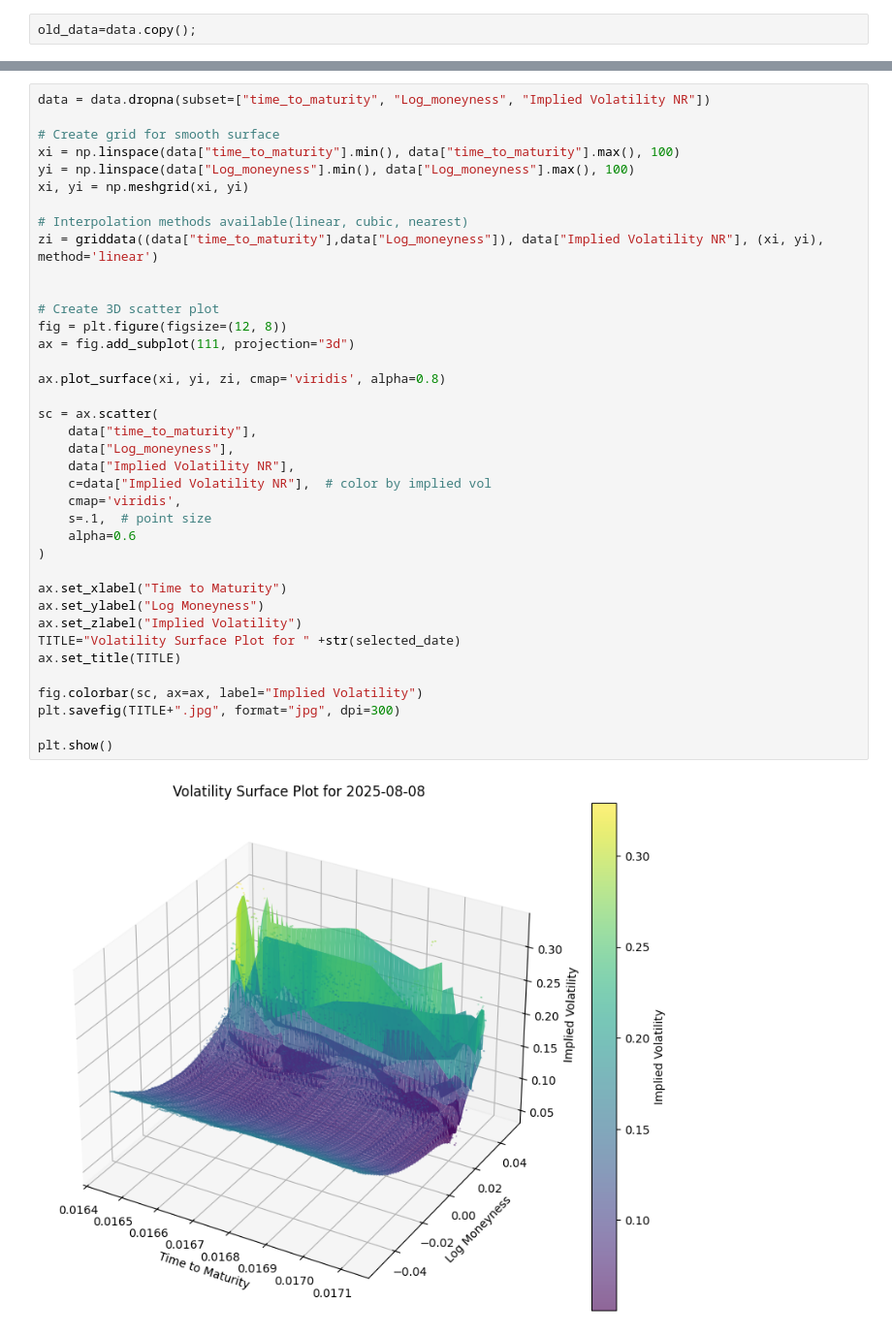
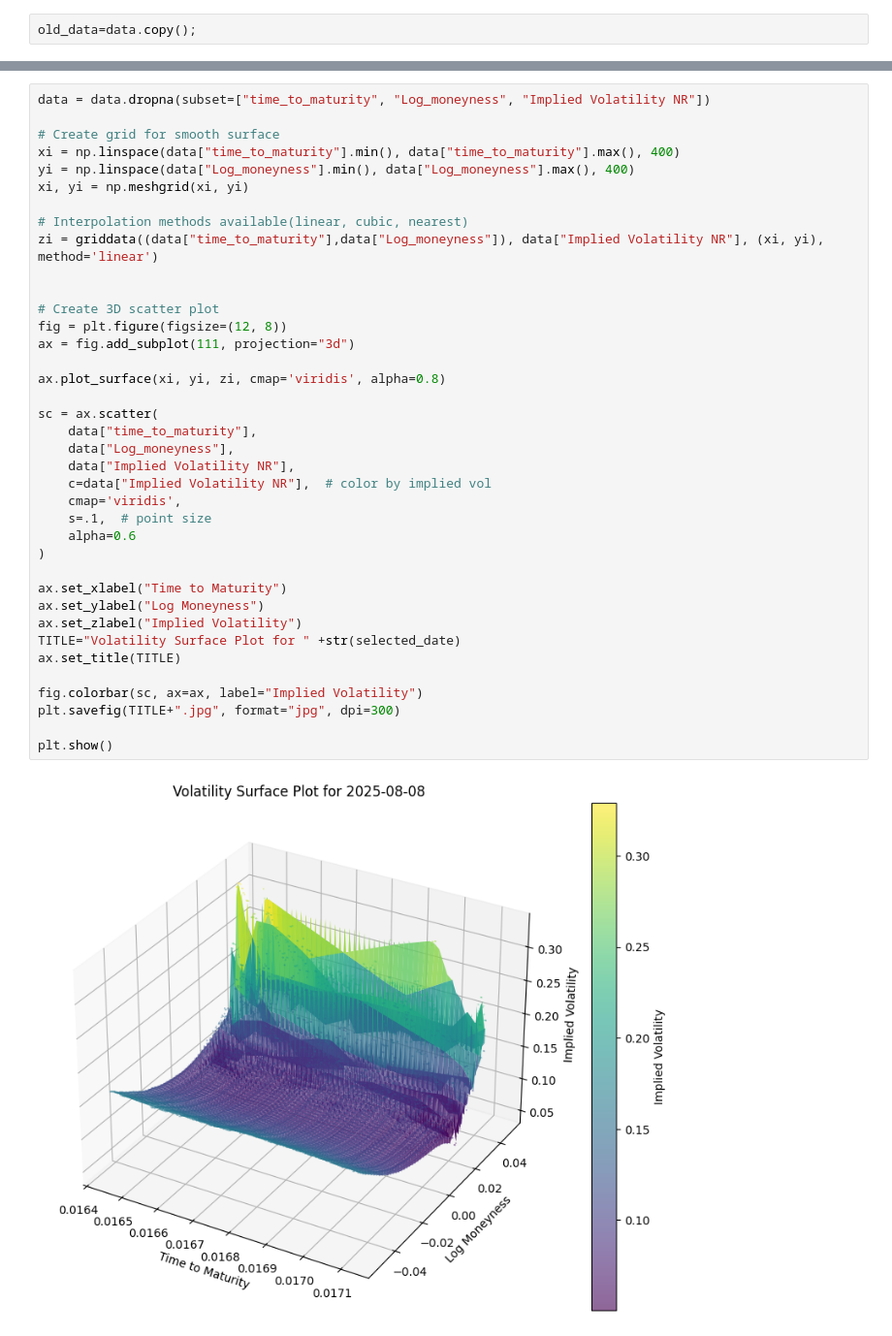
Before and after one commit to abhishektvv/Quant-Finance-Projects, a Jupyter notebook: ImpliedVolBlackScholes/Volatility Smile IV-Option Expiry 14 Aug 2025 Plotting Vol Smile and Surface.ipynb, the cells around one changed output, grey strips where cells are left out. Shown at 97% size. Drawn from its saved outputs; the diff is of its cells as text.

```diff
--- a/ImpliedVolBlackScholes/Volatility Smile IV-Option Expiry 14 Aug 2025 Plotting Vol Smile and Surface.ipynb
+++ b/ImpliedVolBlackScholes/Volatility Smile IV-Option Expiry 14 Aug 2025 Plotting Vol Smile and Surface.ipynb
@@ -111,39 +96,39 @@ for t in Random_Sampling:
 data = data.dropna(subset=["time_to_maturity", "Log_moneyness", "Implied Volatility NR"])
 
 # Create grid for smooth surface
-xi = np.linspace(data["time_to_maturity"].min(), data["time_to_maturity"].max(), 100)
-yi = np.linspace(data["Log_moneyness"].min(), data["Log_moneyness"].max(), 100)
+xi = np.linspace(data["time_to_maturity"].min(), data["time_to_maturity"].max(), 400)
+yi = np.linspace(data["Log_moneyness"].min(), data["Log_moneyness"].max(), 400)
 xi, yi = np.meshgrid(xi, yi)
 
 # Interpolation methods available(linear, cubic, nearest)
 zi = griddata((data["time_to_maturity"],data["Log_moneyness"]), data["Implied Volatility NR"], (xi, yi), method='linear')
 
 
 # Create 3D scatter plot
 fig = plt.figure(figsize=(12, 8))
 ax = fig.add_subplot(111, projection="3d")
 
 ax.plot_surface(xi, yi, zi, cmap='viridis', alpha=0.8)
 
 sc = ax.scatter(
     data["time_to_maturity"],
     data["Log_moneyness"],
     data["Implied Volatility NR"],
     c=data["Implied Volatility NR"],  # color by implied vol
     cmap='viridis',
     s=.1,  # point size
     alpha=0.6
 )
 
 ax.set_xlabel("Time to Maturity")
 ax.set_ylabel("Log Moneyness")
 ax.set_zlabel("Implied Volatility")
 TITLE="Volatility Surface Plot for " +str(selected_date)
 ax.set_title(TITLE)
 
 fig.colorbar(sc, ax=ax, label="Implied Volatility")
 plt.savefig(TITLE+".jpg", format="jpg", dpi=300)
 
 plt.show()
 # %% [output]
-[figure, old version]
+[figure, new version]
```
Also changed, not shown: parts of 4 cells of this notebook, 2 other files.
